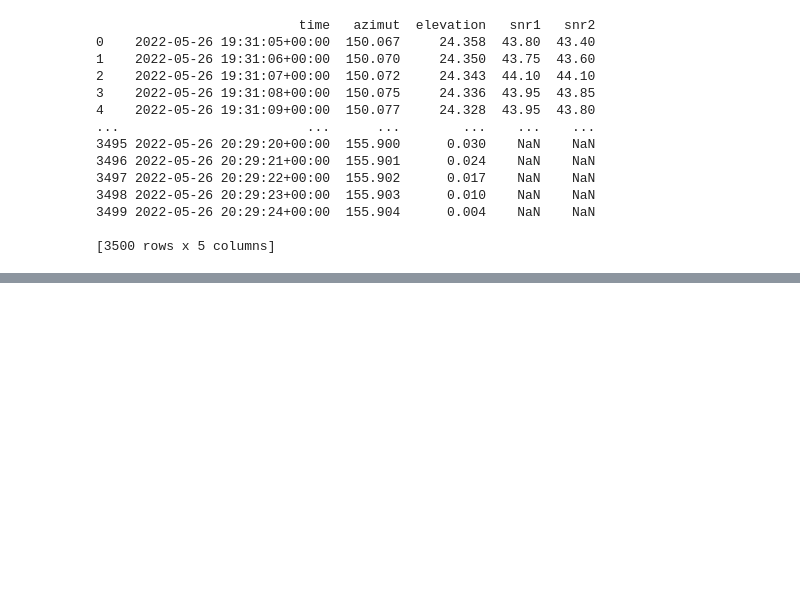
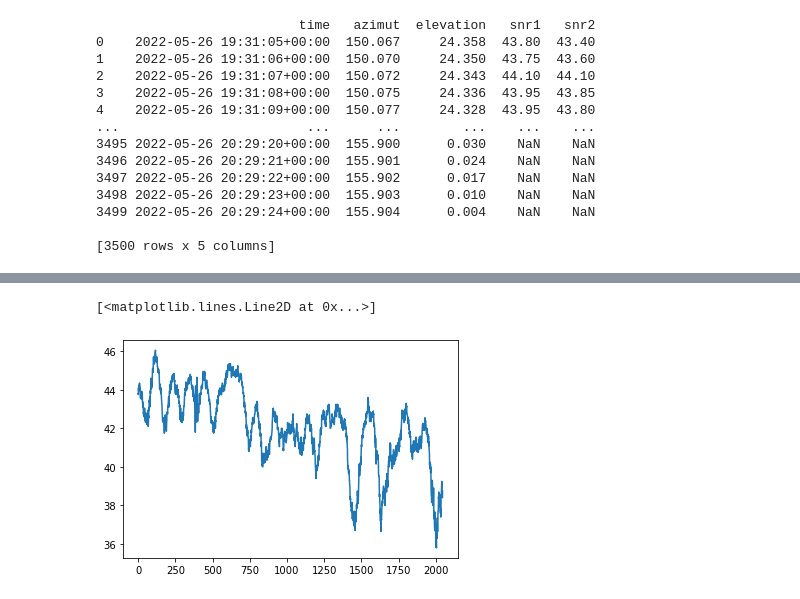
Before and after one commit to ziqing97/gnss_ir_analyze, a Jupyter notebook: src/test.ipynb, the cells around one changed output, grey strips where cells are left out. Cells and saved outputs as stored; diff of their text form; code cells hidden in the pictures; blank space fills up the shorter version.

```diff
--- a/src/test.ipynb
+++ b/src/test.ipynb
@@ -122,0 +72,5 @@ while time_end < dataframe['time'].iat[-1]:
+# %%
+plt.plot(dataframe_sort['snr1'])
+# %% [output]
+[<matplotlib.lines.Line2D at 0x...>]
+[figure, added]
```
Also changed, not shown: parts of 13 cells of this notebook, 3 other files.
